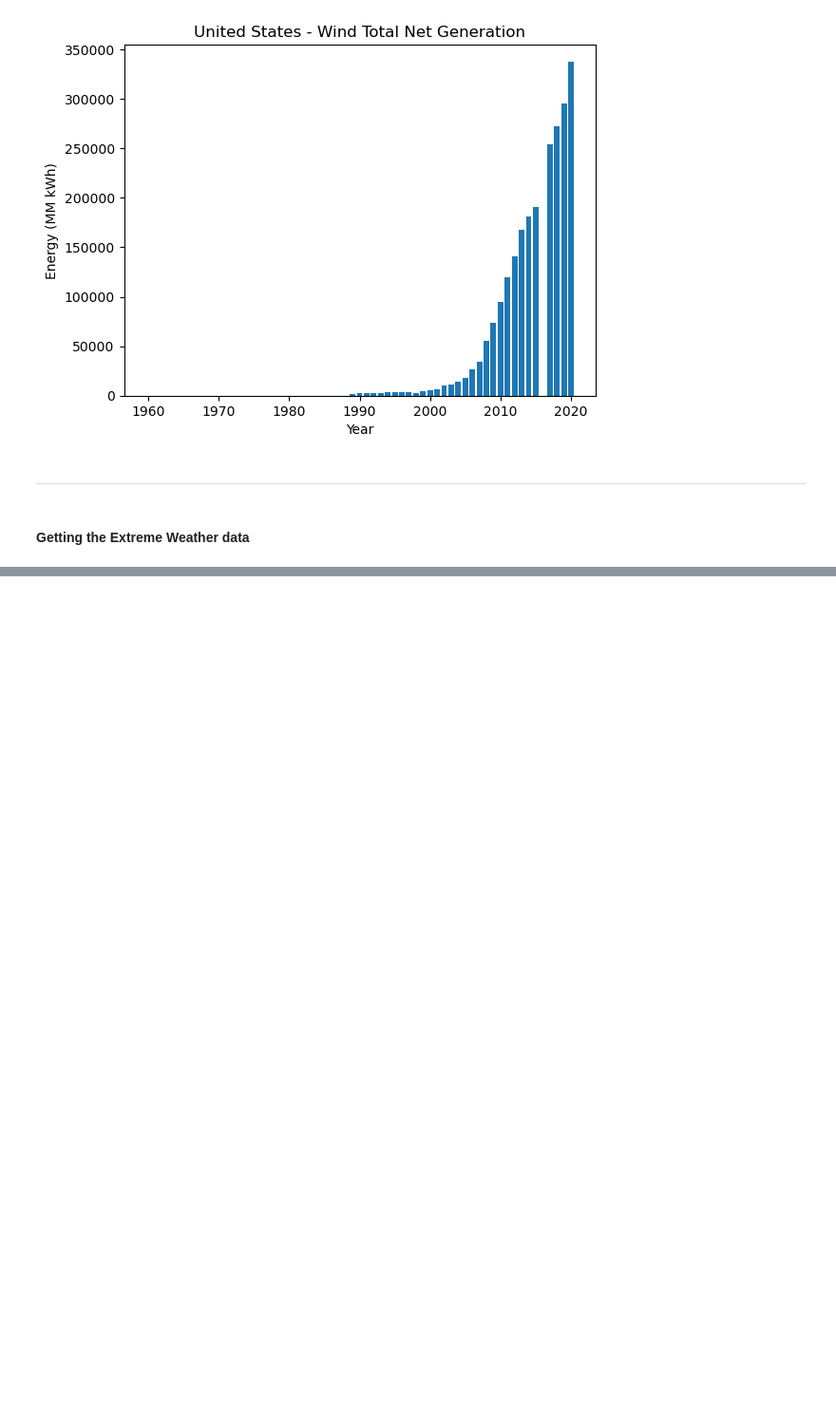
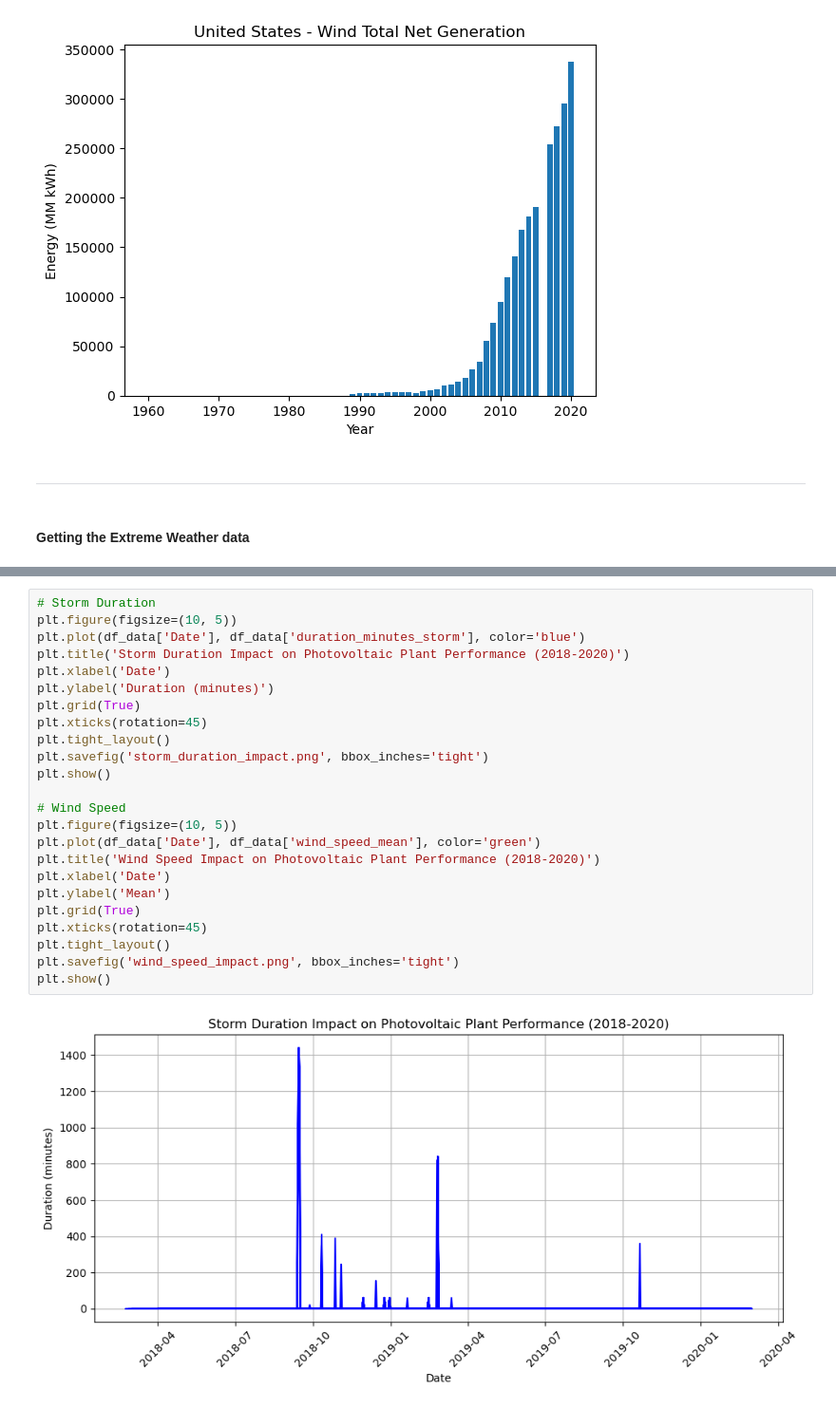
Before and after one commit to mcarbajal2/IFI8420-Assignments, a Jupyter notebook: Final Project/final_project.ipynb, the cells around one changed output, grey strips where cells are left out. Shown at 95% size. Cells and saved outputs as stored; diff of their text form; blank space fills up the shorter version.

```diff
--- a/Final Project/final_project.ipynb
+++ b/Final Project/final_project.ipynb
@@ -252,0 +347,26 @@ plt.show()
+# %%
+# Storm Duration
+plt.figure(figsize=(10, 5))
+plt.plot(df_data['Date'], df_data['duration_minutes_storm'], color='blue')
+plt.title('Storm Duration Impact on Photovoltaic Plant Performance (2018-2020)')
+plt.xlabel('Date')
+plt.ylabel('Duration (minutes)')
+plt.grid(True)
+plt.xticks(rotation=45)
+plt.tight_layout()
+plt.savefig('storm_duration_impact.png', bbox_inches='tight')
+plt.show()
+
+# Wind Speed
+plt.figure(figsize=(10, 5))
+plt.plot(df_data['Date'], df_data['wind_speed_mean'], color='green')
+plt.title('Wind Speed Impact on Photovoltaic Plant Performance (2018-2020)')
+plt.xlabel('Date')
+plt.ylabel('Mean')
+plt.grid(True)
+plt.xticks(rotation=45)
+plt.tight_layout()
+plt.savefig('wind_speed_impact.png', bbox_inches='tight')
+plt.show()
+# %% [output]
+[figure, added]
```
Also changed, not shown: parts of 35 cells of this notebook, 4 other files.
